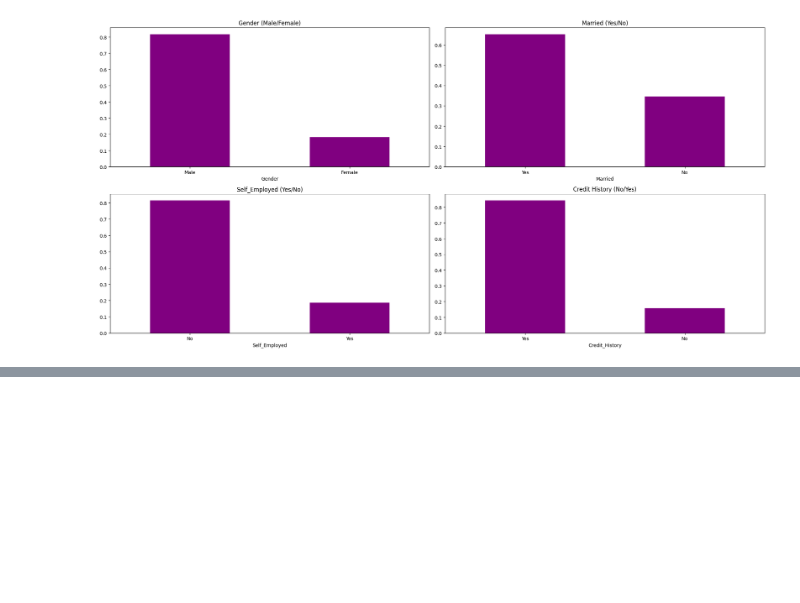
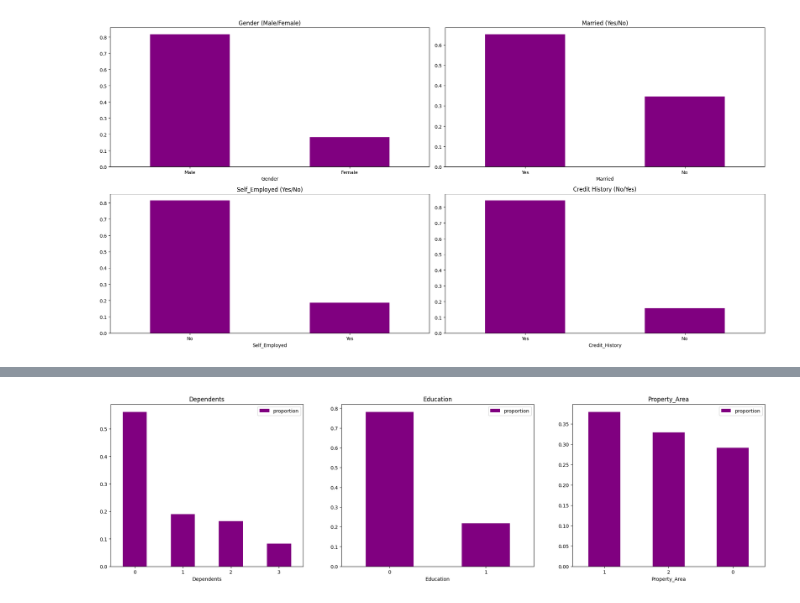
Before and after one commit to Eddie-254/Credit-Score-Prediction, a Jupyter notebook: credit_EDA.ipynb, the cells around one changed output, grey strips where cells are left out. Cells and saved outputs as stored; diff of their text form; code cells hidden in the pictures; blank space fills up the shorter version.

```diff
--- a/credit_EDA.ipynb
+++ b/credit_EDA.ipynb
@@ -360,0 +370,18 @@ plt.show()
+# %%
+# Visualize the count for Dependents, Education, Property_Area (Ordinal Variables)
+plt.figure(1, figsize=(24, 6))
+
+plt.subplot(131)
+df2['Dependents'].value_counts(normalize=True).plot.bar(title='Dependents', color='purple', legend=True)
+plt.xticks(rotation=0)
+plt.subplot(132)
+df2['Education'].value_counts(normalize=True).plot.bar(title='Education', color='purple', legend=True)
+plt.xticks(rotation=0)
+
+plt.subplot(133)
+df2['Property_Area'].value_counts(normalize=True).plot.bar(title='Property_Area', color='purple', legend=True)
+plt.xticks(rotation=0)
+
+plt.show()
+# %% [output]
+[figure, added]
```
Also changed, not shown: parts of 2 cells of this notebook.
